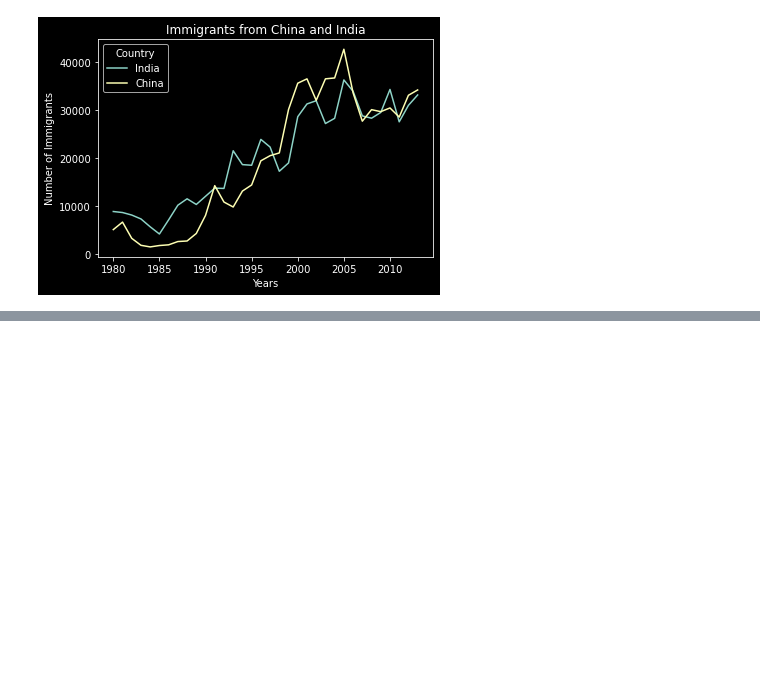
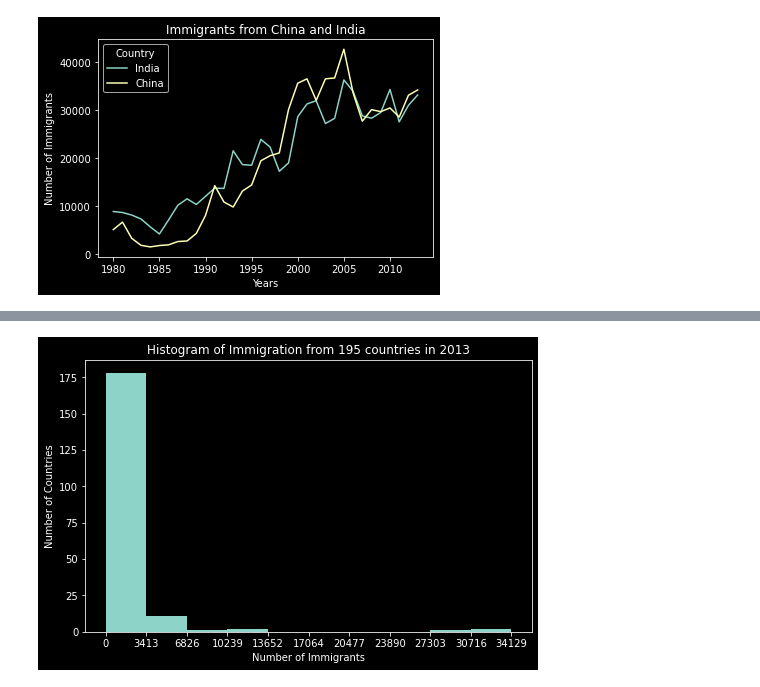
Before and after one commit to Achan40/CanadaDataVisual, a Jupyter notebook: files/CanadaDatPlots.ipynb, the cells around one changed output, grey strips where cells are left out. Drawn from its saved outputs; the diff is of its cells as text; code cells hidden in the pictures; blank space fills up the shorter version.

```diff
--- a/files/CanadaDatPlots.ipynb
+++ b/files/CanadaDatPlots.ipynb
@@ -233,0 +284,11 @@ plt.show()
+# %%
+# Plotting Histogram for 2013
+df_can['2013'].plot(kind='hist', figsize=(8, 5), xticks=bin_edges)
+
+plt.title('Histogram of Immigration from 195 countries in 2013') # add a title to the histogram
+plt.ylabel('Number of Countries') # add y-label
+plt.xlabel('Number of Immigrants') # add x-label
+
+plt.show()
+# %% [output]
+[figure, added]
```
Also changed, not shown: parts of 24 cells of this notebook.
